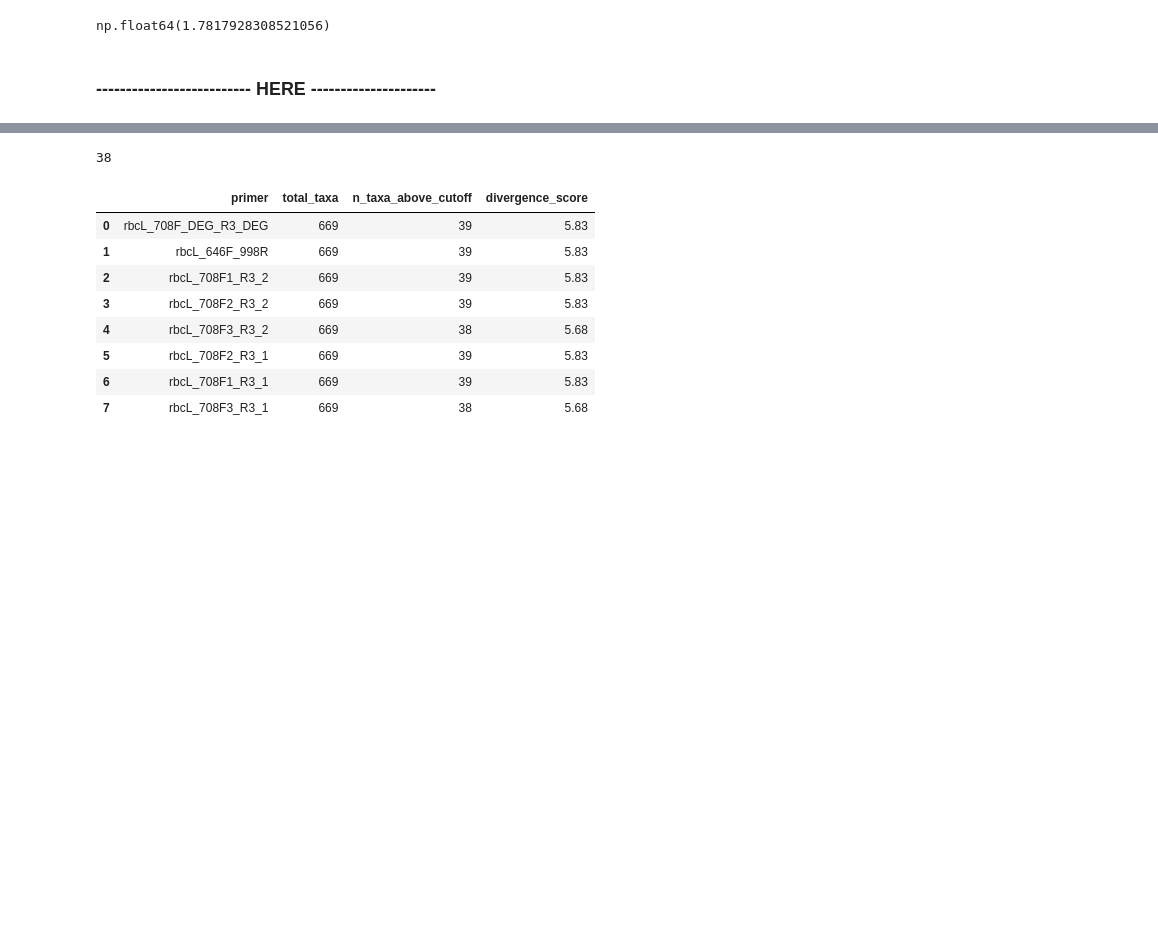
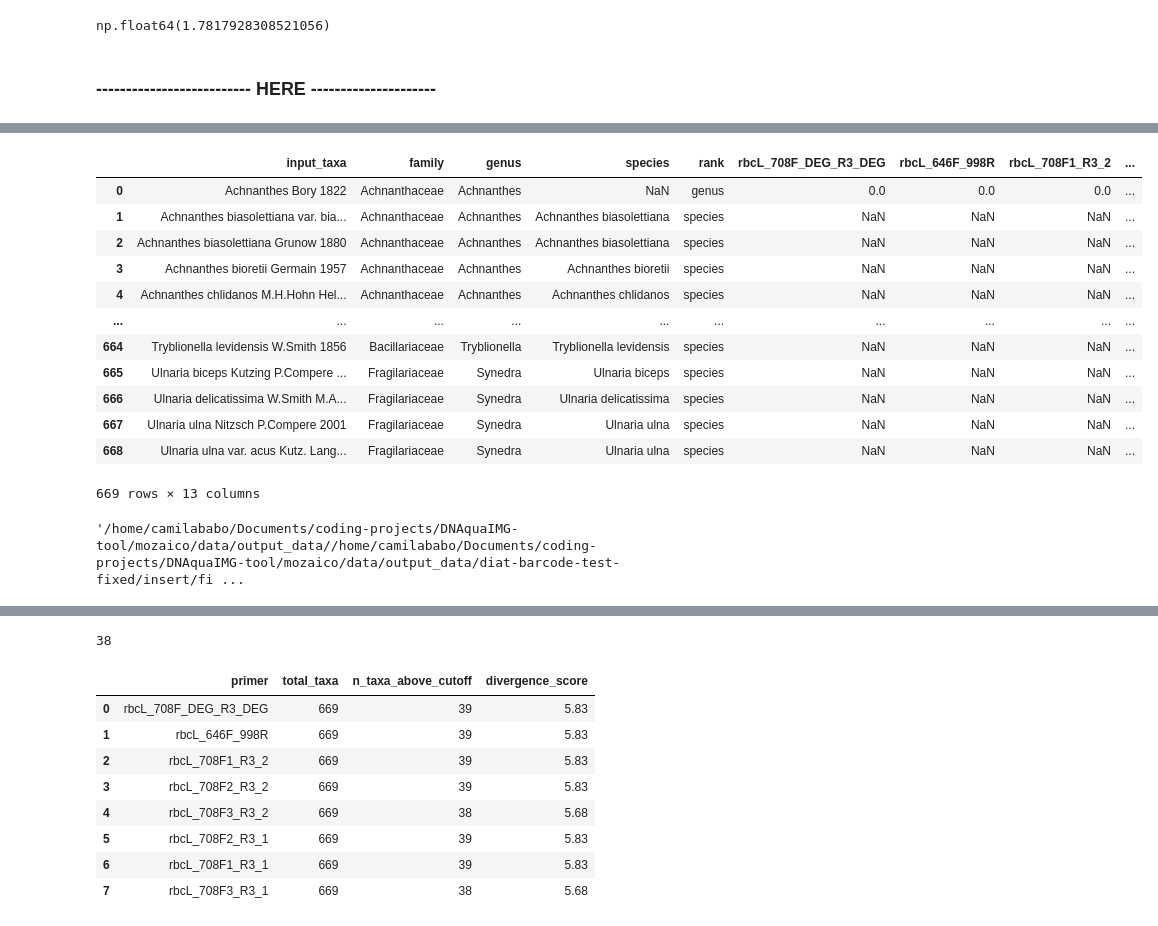
Before and after one commit to CIBIO-BU/mozaiko, a Jupyter notebook: draft.ipynb, the cells around one changed output, grey strips where cells are left out. Cells and saved outputs as stored; diff of their text form; code cells hidden in the pictures; blank space fills up the shorter version.

```diff
--- a/draft.ipynb
+++ b/draft.ipynb
@@ -707,0 +728,20 @@ Set insert_folder_path to /home/camilababo/Documents/coding-projects/DNAquaIMG-t
+# %%
+nuc_mat
+# %% [output]
+|  | input_taxa | family | genus | species | rank | rbcL_708F_DEG_R3_DEG | rbcL_646F_998R | rbcL_708F1_R3_2 | ... |
+| 0 | Achnanthes Bory 1822 | Achnanthaceae | Achnanthes | NaN | genus | 0.0 | 0.0 | 0.0 | ... |
+| 1 | Achnanthes biasolettiana var. bia... | Achnanthaceae | Achnanthes | Achnanthes biasolettiana | species | NaN | NaN | NaN | ... |
+| 2 | Achnanthes biasolettiana Grunow 1880 | Achnanthaceae | Achnanthes | Achnanthes biasolettiana | species | NaN | NaN | NaN | ... |
+| 3 | Achnanthes bioretii Germain 1957 | Achnanthaceae | Achnanthes | Achnanthes bioretii | species | NaN | NaN | NaN | ... |
+| 4 | Achnanthes chlidanos M.H.Hohn Hel... | Achnanthaceae | Achnanthes | Achnanthes chlidanos | species | NaN | NaN | NaN | ... |
+| ... | ... | ... | ... | ... | ... | ... | ... | ... | ... |
+| 664 | Tryblionella levidensis W.Smith 1856 | Bacillariaceae | Tryblionella | Tryblionella levidensis | species | NaN | NaN | NaN | ... |
+| 665 | Ulnaria biceps Kutzing P.Compere ... | Fragilariaceae | Synedra | Ulnaria biceps | species | NaN | NaN | NaN | ... |
+| 666 | Ulnaria delicatissima W.Smith M.A... | Fragilariaceae | Synedra | Ulnaria delicatissima | species | NaN | NaN | NaN | ... |
+| 667 | Ulnaria ulna Nitzsch P.Compere 2001 | Fragilariaceae | Synedra | Ulnaria ulna | species | NaN | NaN | NaN | ... |
+| 668 | Ulnaria ulna var. acus Kutz. Lang... | Fragilariaceae | Synedra | Ulnaria ulna | species | NaN | NaN | NaN | ... |
+669 rows × 13 columns
+# %%
+tandres.insert_folder_path
+# %% [output]
+'/home/camilababo/Documents/coding-projects/DNAquaIMG-tool/mozaico/data/output_data//home/camilababo/Documents/coding-projects/DNAquaIMG-tool/mozaico/data/output_data/diat-barcode-test-fixed/insert/fi ...
```
Also changed, not shown: parts of 14 cells of this notebook, 5 other files.
